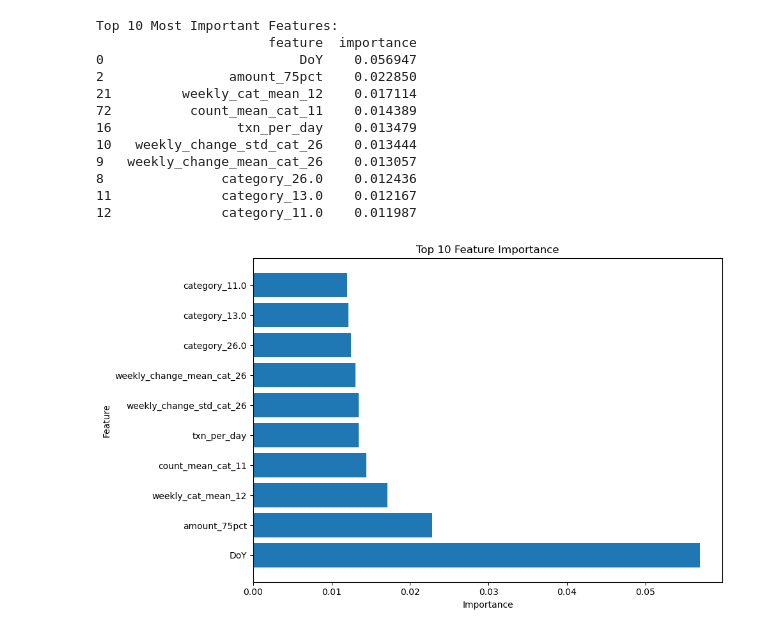
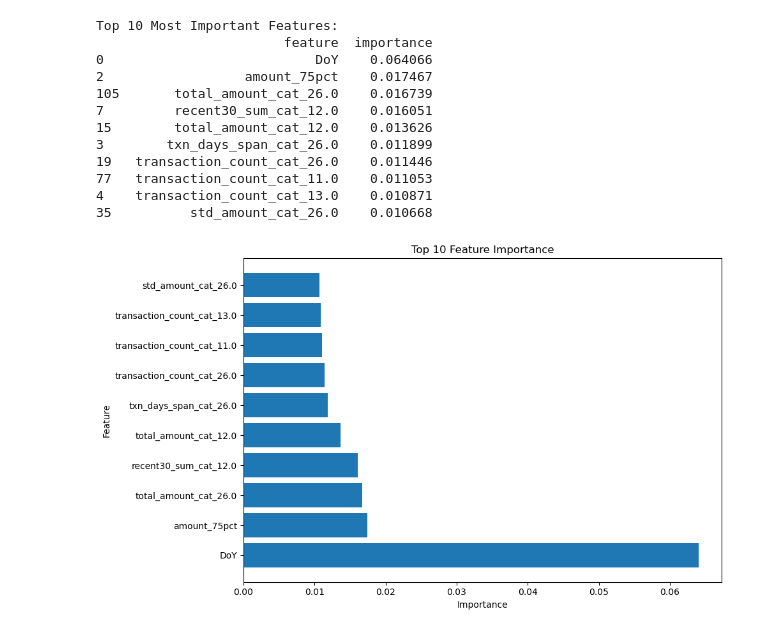
Before and after one commit to shsaha2024/mlc-sp25-car, a Jupyter notebook: shubham-workflow/modelC02_shubham.ipynb, the cells around one changed output. Cells and saved outputs as stored; diff of their text form; code cells hidden in the pictures.

```diff
--- a/shubham-workflow/modelC02_shubham.ipynb
+++ b/shubham-workflow/modelC02_shubham.ipynb
@@ -296,12 +315,18 @@ def make_weekly_features(
 # %%
 # Combine all features
 def make_transaction_features_with_weekly(transactions, consumer_ids):
-    base_feats = make_transaction_features(transactions[transactions['masked_consumer_id'].isin(consumer_ids)])
-    weekly_feats = make_weekly_features(transactions[transactions['masked_consumer_id'].isin(consumer_ids)])
+    df = transactions[transactions['masked_consumer_id'].isin(consumer_ids)]
+    base_feats = make_transaction_features(df)
+    weekly_feats = make_weekly_features(df)
     final = base_feats \
     .merge(weekly_feats, on='masked_consumer_id', how='left') \
     .fillna(0)
-
+    cats = transactions['category'].unique()
+    for cat in cats:
+        cat_df = df[df['category'] == cat]
+        if not cat_df.empty:
+            cat_feats = make_transaction_features(cat_df, category=True)
+            final = final.merge(cat_feats, on='masked_consumer_id', how='left', suffixes=('', f'_cat_{cat}'))
     return final
 
 X_train_txn = make_transaction_features_with_weekly(transactions_df, train_ids)
@@ -376,9 +410,15 @@ X_train_selected.shape
 # %%
 # Step 7: Model Training and Evaluation
-def model_training_and_evaluation(model, X_train, y_train, X_val, y_val):
+def model_training_and_evaluation(model, X_train, y_train, X_val, y_val, threshold=0.5):
     model.fit(X_train, y_train)
     y_train_pred = model.predict_proba(X_train)[:, 1]
     train_auc = roc_auc_score(y_train, y_train_pred)
+    train_acc = accuracy_score(y_train, (y_train_pred > threshold).astype(int))
+    train_f1 = f1_score(y_train, (y_train_pred > threshold).astype(int))
     y_val_proba = model.predict_proba(X_val)[:, 1]
     val_auc = roc_auc_score(y_val, y_val_proba)
-    print(f"Training AUC: {train_auc:.4f}, Validation AUC: {val_auc:.4f}")
+    val_acc = accuracy_score(y_val, (y_val_proba > threshold).astype(int))
+    val_f1 = f1_score(y_val, (y_val_proba > threshold).astype(int))
+    train_data = {"f1": train_f1, "auc": train_auc, "accuracy": train_acc}
+    val_data = {"f1": val_f1, "auc": val_auc, "accuracy": val_acc}
+    return train_data, val_data
@@ -478,0 +474,19 @@ Training AUC: 0.9123, Validation AUC: 0.8021
+# %%
+top_k_vals = [45,50,60,70,80,90,100]
+best_performance = 0
+best_scores = None
+best_model = None
+for val in top_k_vals:
+    selected_features = select_features_pipeline(X_train, y_train, top_k=val)
+    X_train_selected = X_train[selected_features]
+    X_val_selected = X_val[selected_features]
+
+    # Train and evaluate model
+    xgb_slc_tuned = random_search.best_estimator_
+    train, val = model_training_and_evaluation(xgb_slc_tuned, X_train_selected, y_train, X_val_selected, y_val)
+    peformance = sum(val.values())
+    if peformance > best_performance:
+        best_performance = peformance
+        best_scores = [train,val]
+        best_model = xgb_slc_tuned
+        print(f"New best model found with top_k={val}")
@@ -545,19 +596,19 @@ Top 10 Most Important Features:
 # %%
-feature_importance(xgb_slc_tuned, X_train_selected)
+feature_importance(best_model, X_train_selected)
 # %% [output]
 Top 10 Most Important Features:
-                      feature  importance
-0                         DoY    0.056947
-2                amount_75pct    0.022850
-21         weekly_cat_mean_12    0.017114
-72          count_mean_cat_11    0.014389
-16                txn_per_day    0.013479
-10   weekly_change_std_cat_26    0.013444
-9   weekly_change_mean_cat_26    0.013057
-8               category_26.0    0.012436
-11              category_13.0    0.012167
-12              category_11.0    0.011987
+                        feature  importance
+0                           DoY    0.064066
+2                  amount_75pct    0.017467
+105       total_amount_cat_26.0    0.016739
+7         recent30_sum_cat_12.0    0.016051
+15        total_amount_cat_12.0    0.013626
+3        txn_days_span_cat_26.0    0.011899
+19   transaction_count_cat_26.0    0.011446
+77   transaction_count_cat_11.0    0.011053
+4    transaction_count_cat_13.0    0.010871
+35          std_amount_cat_26.0    0.010668
-[figure, old version]
+[figure, new version]
 # %%
 feature_importance(log_reg, X_train_selected)
 # %% [output]
```
Also changed, not shown: parts of 11 cells of this notebook, 1 other file.
